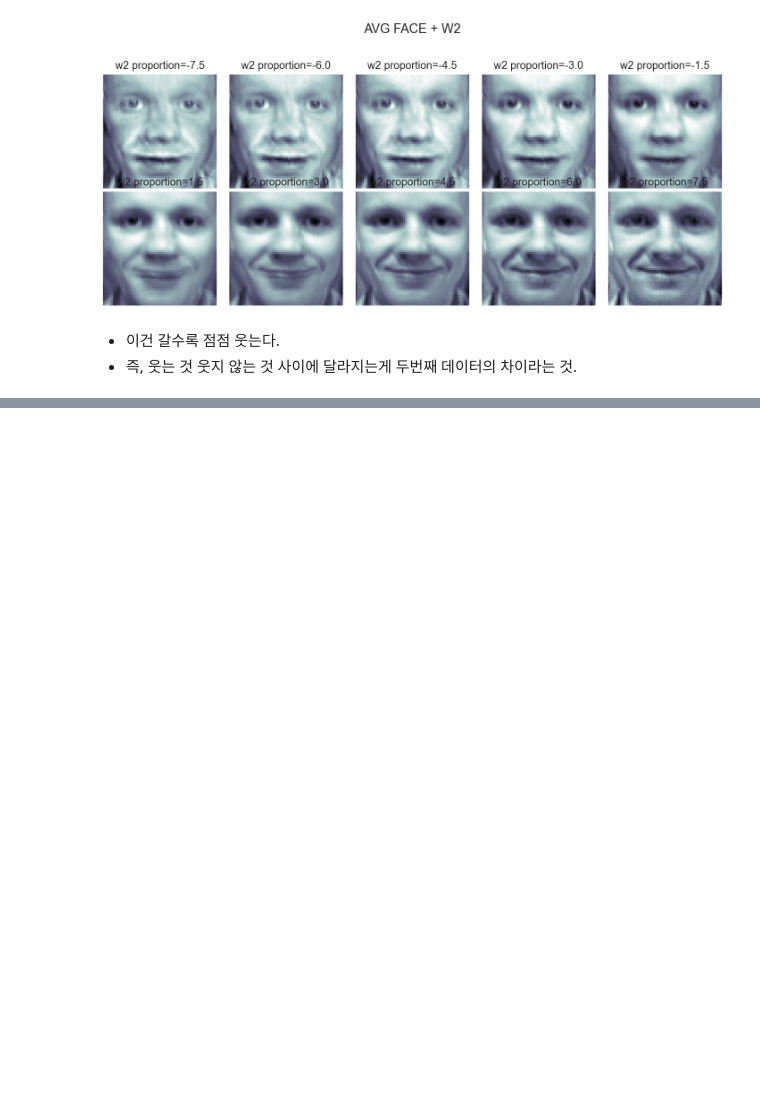
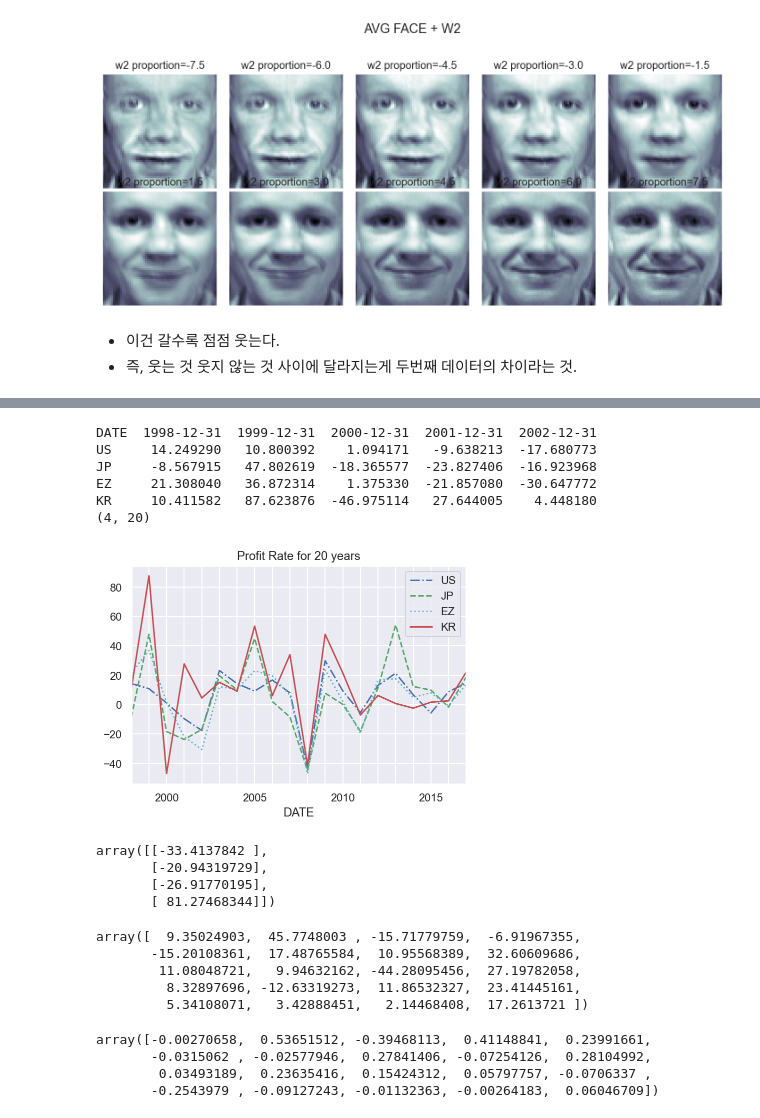
Before and after one commit to saanghyuk/0B-python, a Jupyter notebook: math/P_225_PCA.ipynb, the cells around one changed output, grey strips where cells are left out. Drawn from its saved outputs; the diff is of its cells as text; code cells hidden in the pictures; blank space fills up the shorter version.

```diff
--- a/math/P_225_PCA.ipynb
+++ b/math/P_225_PCA.ipynb
@@ -422,0 +437,48 @@ plt.show()
+# %%
+df = ((data.pct_change() + 1).resample("A").prod() - 1).T * 100
+print(df.iloc[:, :5])
+print(df.shape) # 4개 국가, 20개 features
+# %% [output]
+DATE  1998-12-31  1999-12-31  2000-12-31  2001-12-31  2002-12-31
+US     14.249290   10.800392    1.094171   -9.638213  -17.680773
+JP     -8.567915   47.802619  -18.365577  -23.827406  -16.923968
+EZ     21.308040   36.872314    1.375330  -21.857080  -30.647772
+KR     10.411582   87.623876  -46.975114   27.644005    4.448180
+(4, 20)
+# %%
+df.T.plot(style=styles)
+plt.title("Profit Rate for 20 years")
+plt.xticks(df.columns)
+plt.show()
+# %% [output]
+[figure, added]
+# %%
+pca2 = PCA(n_components=1)
+X_low = pca2.fit_transform(df)
+X_low.shape # (4, 1)
+X_low
+# %% [output]
+array([[-33.4137842 ],
+       [-20.94319729],
+       [-26.91770195],
+       [ 81.27468344]])
+# %%
+# 20개 Feature를 가진 4개의 점들간의 평균 값
+m = pca2.mean_
+m.shape # 20,
+m
+# %% [output]
+array([  9.35024903,  45.7748003 , -15.71779759,  -6.91967355,
+       -15.20108361,  17.48765584,  10.95568389,  32.60609686,
+        11.08048721,   9.94632162, -44.28095456,  27.19782058,
+         8.32897696, -12.63319273,  11.86532327,  23.41445161,
+         5.34108071,   3.42888451,   2.14468408,  17.2613721 ])
+# %%
+# 이게 새로운 1차원 기저벡터
+p1 = pca2.components_[0]
+p1
+# %% [output]
+array([-0.00270658,  0.53651512, -0.39468113,  0.41148841,  0.23991661,
+       -0.0315062 , -0.02577946,  0.27841406, -0.07254126,  0.28104992,
+        0.03493189,  0.23635416,  0.15424312,  0.05797757, -0.0706337 ,
+       -0.2543979 , -0.09127243, -0.01132363, -0.00264183,  0.06046709])
```
Also changed, not shown: parts of 21 cells of this notebook.
